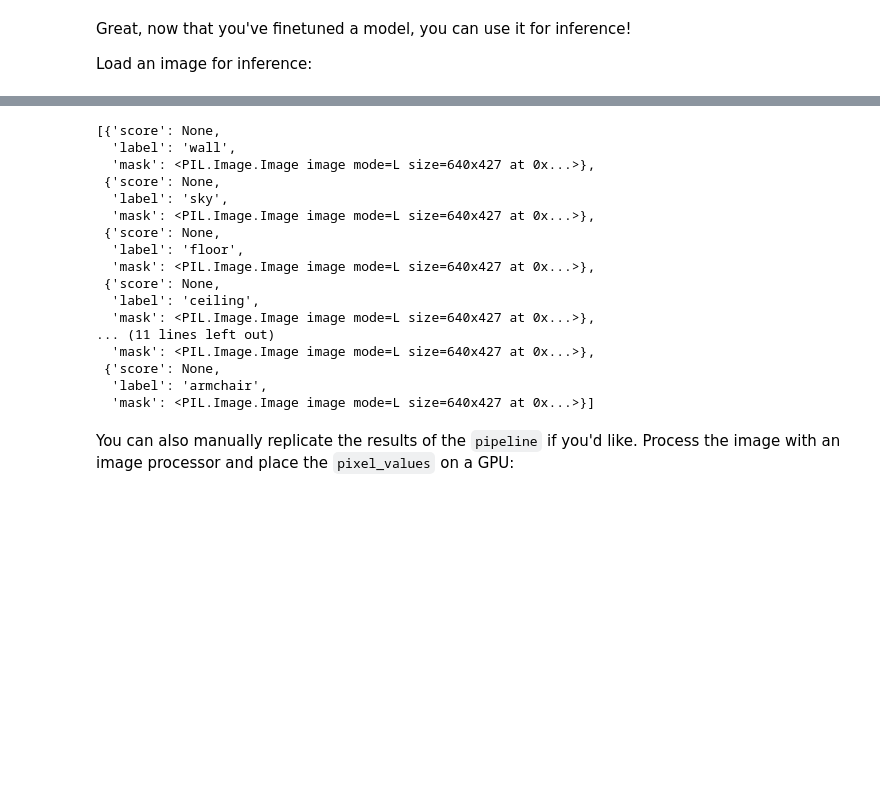
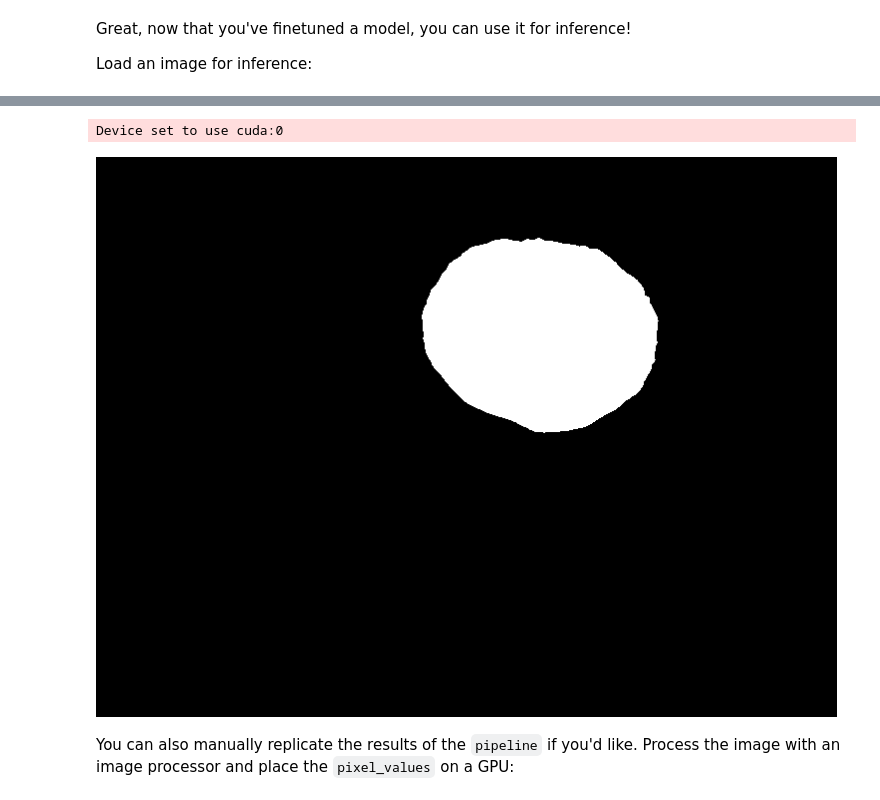
Before and after one commit to louisapraszezynki/acouslic-ai-challenge, a Jupyter notebook: transformers_doc/en/pytorch/semantic_segmentation.ipynb, the cells around one changed output, grey strips where cells are left out. Saved outputs shown, nothing was run; the diff lists cells and outputs as text; code cells hidden in the pictures; blank space fills up the shorter version.

```diff
--- a/transformers_doc/en/pytorch/semantic_segmentation.ipynb
+++ b/transformers_doc/en/pytorch/semantic_segmentation.ipynb
@@ -309,26 +361,17 @@ The simplest way to try out your finetuned model for inference is to use it in a
 # %%
 from transformers import pipeline
 
-segmenter = pipeline("image-segmentation", model="my_awesome_seg_model")
-segmenter(image)
+segmenter = pipeline("image-segmentation", model=model, image_processor=image_processor)
 # %% [output]
-[{'score': None,
-  'label': 'wall',
-  'mask': <PIL.Image.Image image mode=L size=640x427 at 0x...>},
- {'score': None,
-  'label': 'sky',
-  'mask': <PIL.Image.Image image mode=L size=640x427 at 0x...>},
- {'score': None,
-  'label': 'floor',
-  'mask': <PIL.Image.Image image mode=L size=640x427 at 0x...>},
- {'score': None,
-  'label': 'ceiling',
-  'mask': <PIL.Image.Image image mode=L size=640x427 at 0x...>},
-... (11 lines left out)
-  'mask': <PIL.Image.Image image mode=L size=640x427 at 0x...>},
- {'score': None,
-  'label': 'armchair',
-  'mask': <PIL.Image.Image image mode=L size=640x427 at 0x...>}]
+Device set to use cuda:0
+# %%
+results = segmenter(image)
+annotation = [result['mask'] for result in results if result['label'] == 'annotation'][0]
+background = [result['mask'] for result in results if result['label'] == 'background'][0]
+# %%
+background
+# %% [output]
+[figure, added]
 # %% [markdown]
 You can also manually replicate the results of the `pipeline` if you'd like. Process the image with an image processor and place the `pixel_values` on a GPU:
 # %%
```
Also changed, not shown: parts of 13 cells of this notebook.
